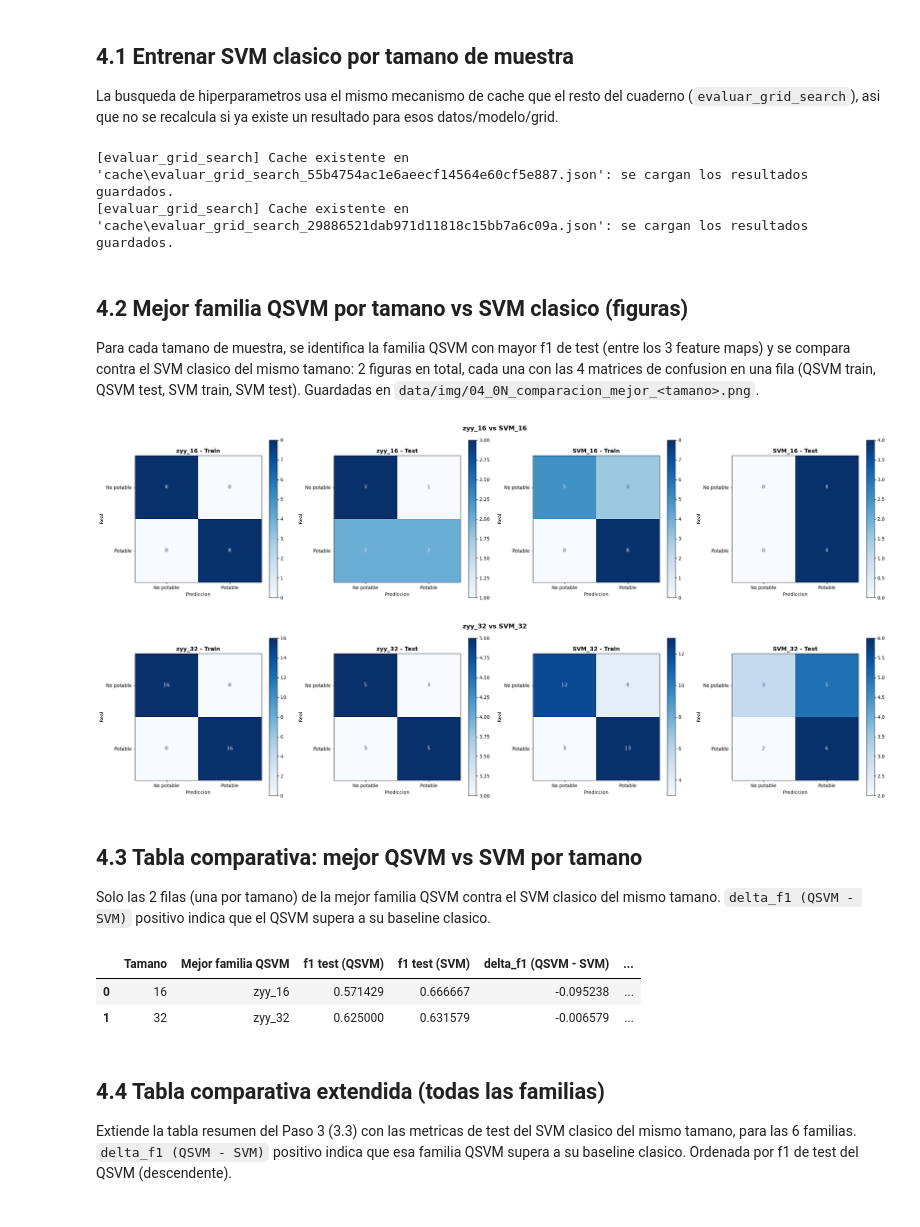
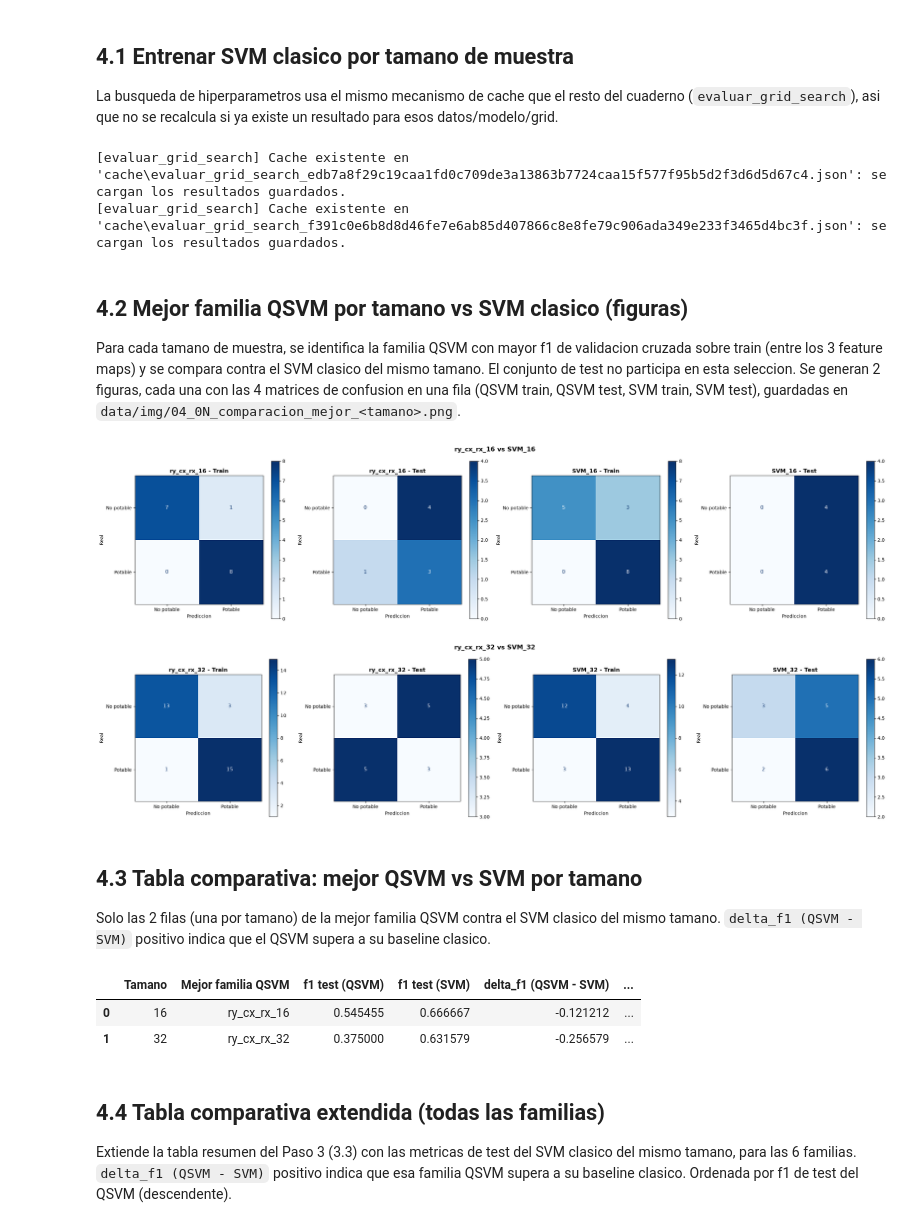
Before and after one commit to felipechoy1/QuantumTenango_Quantaton2026_Track2, a Jupyter notebook: qsvm_water.ipynb, the cells around one changed output. Cells and saved outputs as stored; diff of their text form; code cells hidden in the pictures.

```diff
--- a/qsvm_water.ipynb
+++ b/qsvm_water.ipynb
@@ -624,6 +624,7 @@ for seccion, familia in enumerate(FAMILIAS, start=1):
         "Familia": clave,
         "n-sample (train)": K_train.shape[0],
         "Mejor C": resultado["mejor_C"],
+        "f1 CV train": resultado["mejor_f1_cv"],
         "f1 test": metrics_test["f1"],
         "precision test": metrics_test["precision"],
         "recall test": metrics_test["recall"],
@@ -716,43 +717,43 @@ svm_por_tamano = {
     for tamano in TAMANOS_UNICOS
 }
 # %% [output]
-[evaluar_grid_search] Cache existente en 'cache\evaluar_grid_search_55b4754ac1e6aeecf14564e60cf5e887.json': se cargan los resultados guardados.
-[evaluar_grid_search] Cache existente en 'cache\evaluar_grid_search_29886521dab971d11818c15bb7a6c09a.json': se cargan los resultados guardados.
+[evaluar_grid_search] Cache existente en 'cache\evaluar_grid_search_edb7a8f29c19caa1fd0c709de3a13863b7724caa15f577f95b5d2f3d6d5d67c4.json': se cargan los resultados guardados.
+[evaluar_grid_search] Cache existente en 'cache\evaluar_grid_search_f391c0e6b8d8d46fe7e6ab85d407866c8e8fe79c906ada349e233f3465d4bc3f.json': se cargan los resultados guardados.
 # %% [markdown]
 ## 4.2 Mejor familia QSVM por tamano vs SVM clasico (figuras)
 
-Para cada tamano de muestra, se identifica la familia QSVM con mayor f1 de test (entre los 3 feature maps) y se compara contra el SVM clasico del mismo tamano: 2 figuras en total, cada una con las 4 matrices de confusion en una fila (QSVM train, QSVM test, SVM train, SVM test). Guardadas en `data/img/04_0N_comparacion_mejor_<tamano>.png`.
+Para cada tamano de muestra, se identifica la familia QSVM con mayor f1 de validacion cruzada sobre train (entre los 3 feature maps) y se compara contra el SVM clasico del mismo tamano. El conjunto de test no participa en esta seleccion. Se generan 2 figuras, cada una con las 4 matrices de confusion en una fila (QSVM train, QSVM test, SVM train, SVM test), guardadas en `data/img/04_0N_comparacion_mejor_<tamano>.png`.
 # %%
 from funciones import graficar_comparacion_familia
 
-# Mejor familia QSVM (mayor f1 test) por tamano de muestra.
+# Mejor familia QSVM segun f1 de CV en train; test queda reservado para evaluacion.
 mejor_por_tamano = {
     tamano: max(
         (fila for fila in resumen_familias if fila["n-sample (train)"] == tamano),
-        key=lambda fila: fila["f1 test"],
+        key=lambda fila: fila["f1 CV train"],
     )
     for tamano in TAMANOS_UNICOS
 }
 
 for seccion, tamano in enumerate(TAMANOS_UNICOS, start=1):
     mejor = mejor_por_tamano[tamano]
     clave = mejor["Familia"]
 
     resultado_qsvm = resultados_qsvm_por_familia[clave]
     y_train, y_test = etiquetas_por_familia[clave]
     resultado_svm = svm_por_tamano[tamano]
 
     fig, _ = graficar_comparacion_familia(
         y_train, resultado_qsvm["y_pred_train"],
         y_test, resultado_qsvm["y_pred_test"],
         resultado_svm["y_pred_train"], resultado_svm["y_pred_test"],
         clave, f"SVM_{tamano}",
     )
     fig.savefig(f"{IMG_DIR}/04_{seccion:02d}_comparacion_mejor_{tamano}.png", dpi=150, bbox_inches="tight")
     plt.show()
 # %% [output]
-[figure, old version]
+[figure, new version]
-[figure, old version]
+[figure, new version]
 # %% [markdown]
 ## 4.3 Tabla comparativa: mejor QSVM vs SVM por tamano
 
@@ -782,8 +783,8 @@ tabla_mejores = pd.DataFrame(resumen_mejores)
 tabla_mejores
 # %% [output]
 |  | Tamano | Mejor familia QSVM | f1 test (QSVM) | f1 test (SVM) | delta_f1 (QSVM - SVM) | ... |
-| 0 | 16 | zyy_16 | 0.571429 | 0.666667 | -0.095238 | ... |
-| 1 | 32 | zyy_32 | 0.625000 | 0.631579 | -0.006579 | ... |
+| 0 | 16 | ry_cx_rx_16 | 0.545455 | 0.666667 | -0.121212 | ... |
+| 1 | 32 | ry_cx_rx_32 | 0.375000 | 0.631579 | -0.256579 | ... |
 # %% [markdown]
 ## 4.4 Tabla comparativa extendida (todas las familias)
 
```
Also changed, not shown: parts of 6 cells of this notebook, 8 other files.
